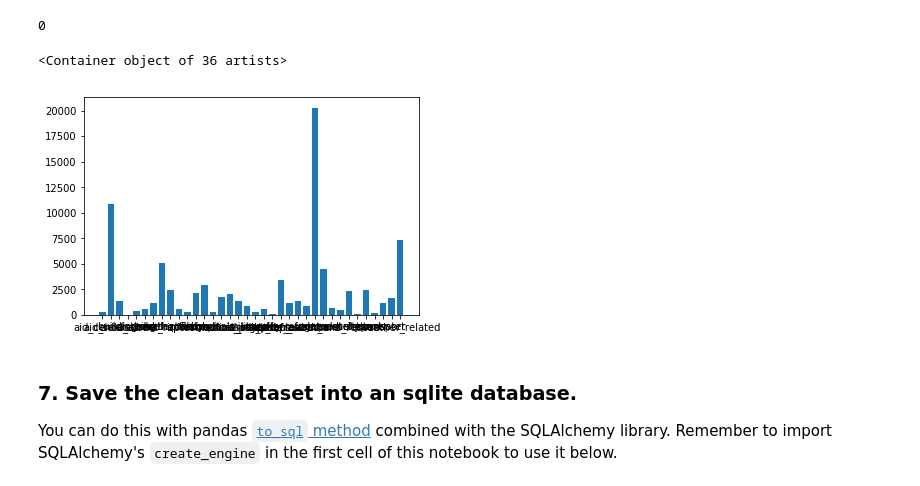
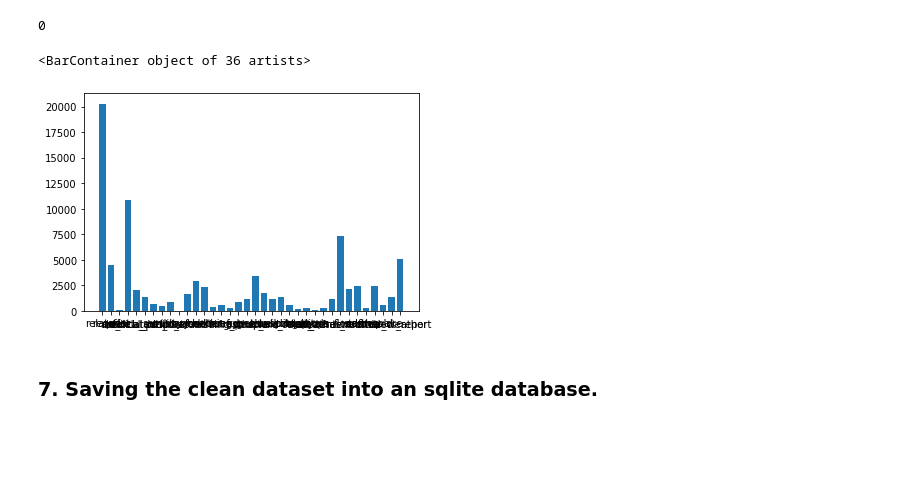
Before and after one commit to ManarOmar/disaster-response-pipeline, a Jupyter notebook: ETL Pipeline Preparation.ipynb, the cells around one changed output. Drawn from its saved outputs; the diff is of its cells as text; code cells hidden in the pictures; blank space fills up the shorter version.

```diff
--- a/ETL Pipeline Preparation.ipynb
+++ b/ETL Pipeline Preparation.ipynb
@@ -164,13 +163,12 @@ for col in df.iloc[:,4:].columns:
     categories.append(col)
     messages_count.append(df[col].sum())
 # %%
-plt.bar(x_)
+plt.bar(categories, messages_count)
 # %% [output]
-<Container object of 36 artists>
+<BarContainer object of 36 artists>
-[figure, old version]
+[figure, new version]
-# %% [markdown]
-### 7. Save the clean dataset into an sqlite database.
-You can do this with pandas [`to_sql` method](https://pandas.pydata.org/pandas-docs/stable/generated/pandas.DataFrame.to_sql.html) combined with the SQLAlchemy library. Remember to import SQLAlchemy's `create_engine` in the first cell of this notebook to use it below.
+# %% [markdown]
+### 7. Saving the clean dataset into an sqlite database.
 # %%
 engine = create_engine('sqlite:///messages.db')
 df.to_sql('messages', engine, index=False)
```
Also changed, not shown: parts of 8 cells of this notebook, 5 other files.
